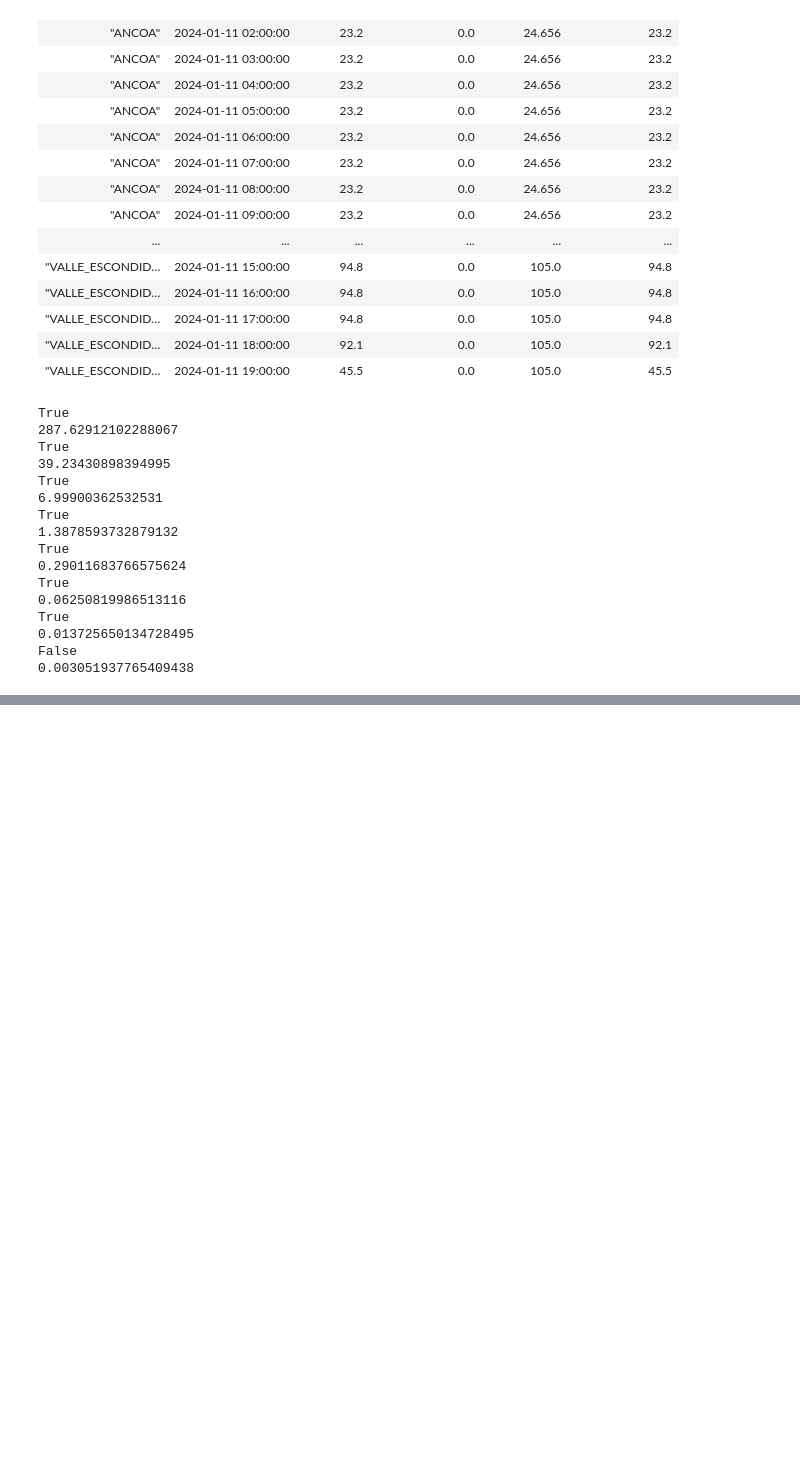
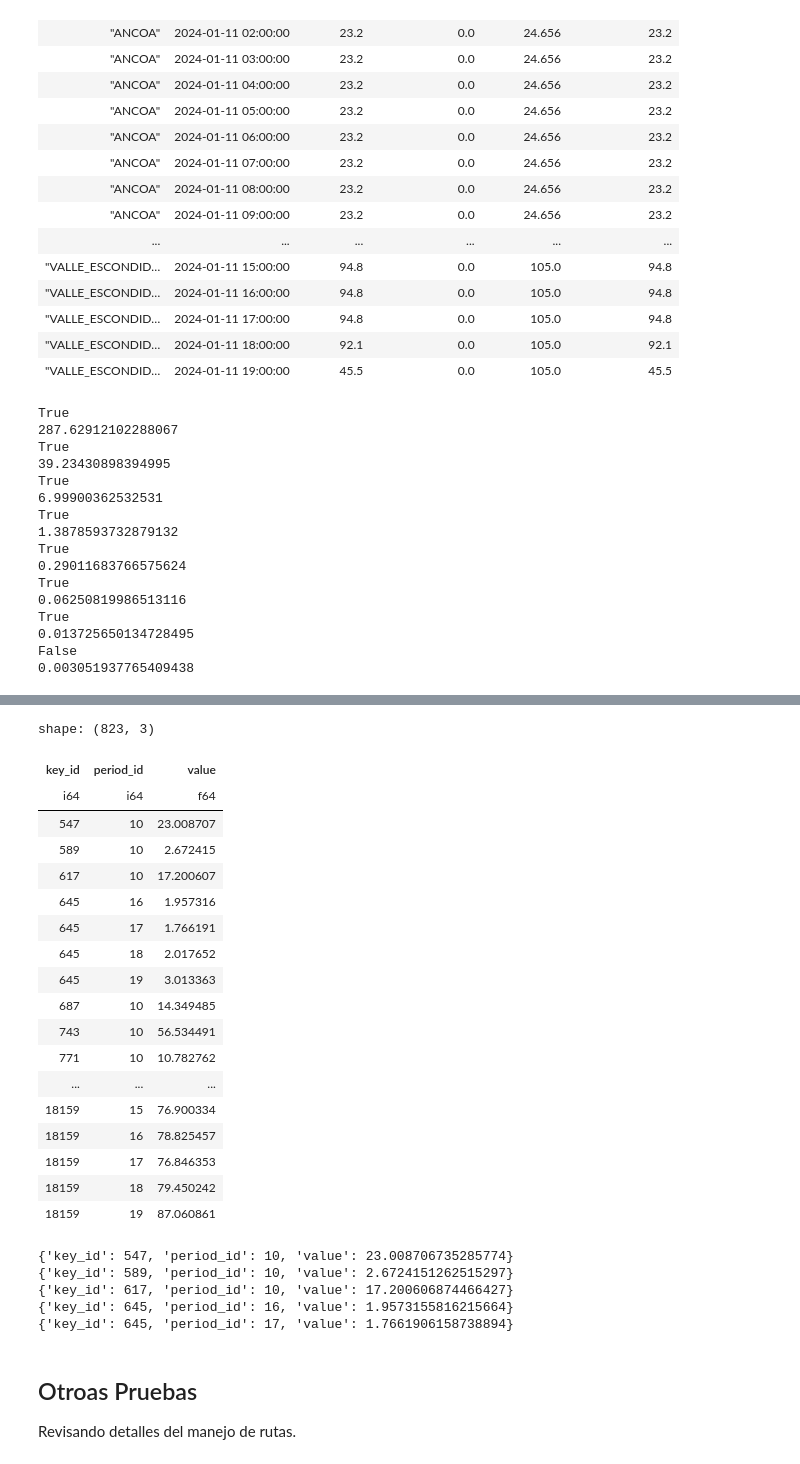
Before and after one commit to FasoCoding/ProrrataERV, a Jupyter notebook: dev/notebook.ipynb, the cells around one changed output, grey strips where cells are left out. Drawn from its saved outputs; the diff is of its cells as text; code cells hidden in the pictures; blank space fills up the shorter version.

```diff
--- a/dev/notebook.ipynb
+++ b/dev/notebook.ipynb
@@ -582,0 +520,51 @@ shape: (10, 8)
+# %%
+data_to_update = (
+    test_prorrata_func
+    .join(
+        df_gen.filter(pl.col("property") == "Generation").lazy(),
+        on=["generator","datetime"],
+        how="inner"
+    )
+    .select(
+        #pl.col("generator"),
+        #pl.col("datetime"),
+        #pl.col("Generation"),
+        #pl.col("value").alias("Generation_Ori"),
+        pl.col("data_key").alias("key_id"),
+        pl.col("data_period").alias("period_id"),
+        pl.col("Prorrata").alias("value"),
+    )
+    .sort(by=["key_id","period_id"])
+    .collect()
+)
+data_to_update
+# %% [output]
+shape: (823, 3)
+| key_id | period_id | value |
+| i64 | i64 | f64 |
+| 547 | 10 | 23.008707 |
+| 589 | 10 | 2.672415 |
+| 617 | 10 | 17.200607 |
+| 645 | 16 | 1.957316 |
+| 645 | 17 | 1.766191 |
+| 645 | 18 | 2.017652 |
+| 645 | 19 | 3.013363 |
+| 687 | 10 | 14.349485 |
+| 743 | 10 | 56.534491 |
+| 771 | 10 | 10.782762 |
+| ... | ... | ... |
+| 18159 | 15 | 76.900334 |
+| 18159 | 16 | 78.825457 |
+| 18159 | 17 | 76.846353 |
+| 18159 | 18 | 79.450242 |
+| 18159 | 19 | 87.060861 |
+# %%
+test_dict = data_to_update.head().to_dicts()
+for row in test_dict:
+    print(row)
+# %% [output]
+{'key_id': 547, 'period_id': 10, 'value': 23.008706735285774}
+{'key_id': 589, 'period_id': 10, 'value': 2.6724151262515297}
+{'key_id': 617, 'period_id': 10, 'value': 17.200606874466427}
+{'key_id': 645, 'period_id': 16, 'value': 1.9573155816215664}
+{'key_id': 645, 'period_id': 17, 'value': 1.7661906158738894}
@@ -582,0 +617,3 @@ shape: (10, 8)
+# %% [markdown]
+## Otroas Pruebas
+Revisando detalles del manejo de rutas.
```
Also changed, not shown: parts of 11 cells of this notebook, 6 other files.
